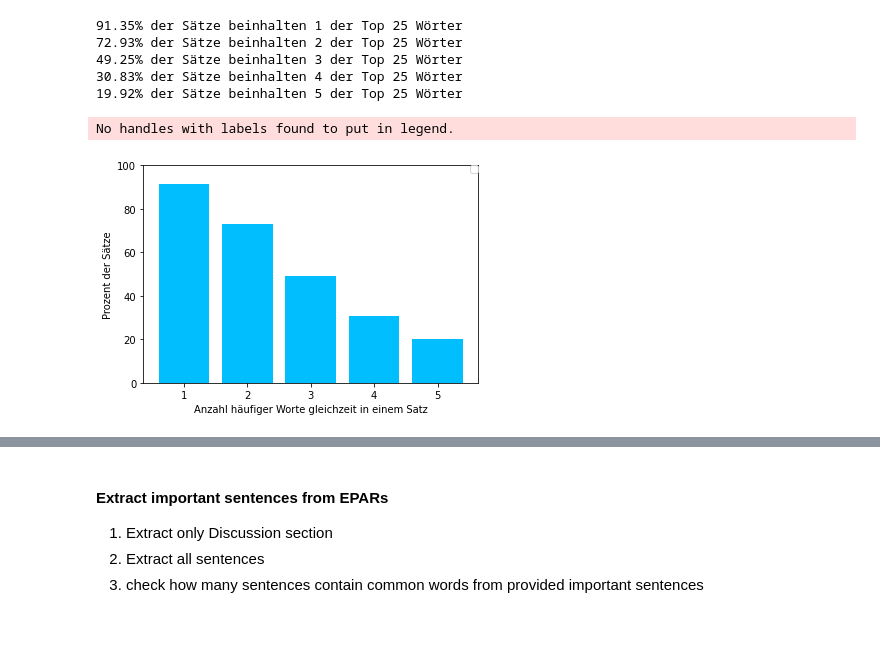
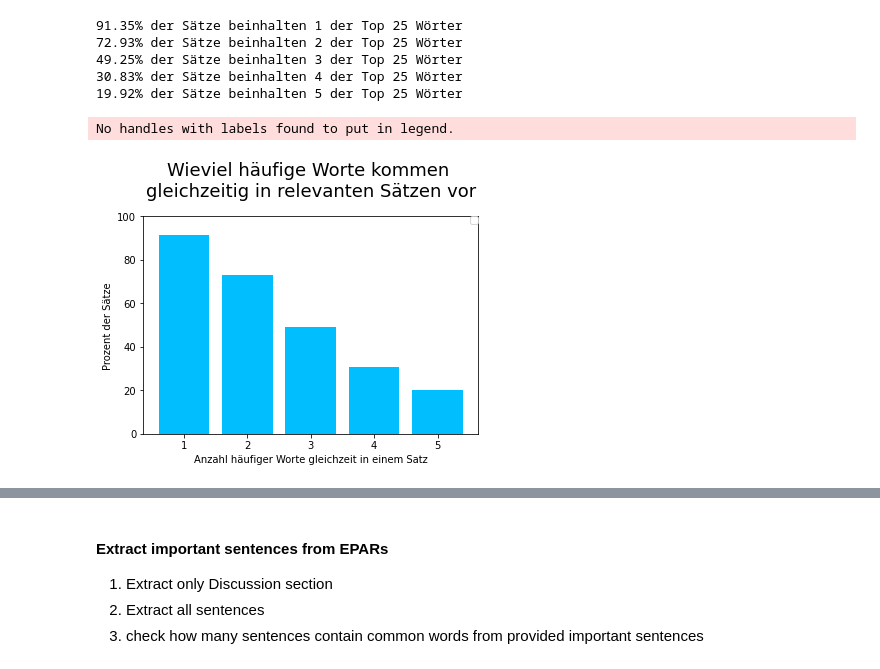
Before and after one commit to PaulIsProgramming/bayer, a Jupyter notebook: Hausaufgabe.ipynb, the cells around one changed output, grey strips where cells are left out. Cells and saved outputs as stored; diff of their text form; code cells hidden in the pictures; blank space fills up the shorter version.

```diff
--- a/Hausaufgabe.ipynb
+++ b/Hausaufgabe.ipynb
@@ -255,21 +258,21 @@ sentences_word_coverage = count_common_words(sentences_list, most_common_words)
 # %%
 series = pd.Series(sentences_word_coverage)
 keys = sentences_word_coverage.keys()
 vals = sentences_word_coverage.values()
 
 plt.bar(keys, vals, color=color_bayer_light_blue)
 
 plt.ylabel ('Prozent der Sätze')
 plt.xlabel ('Anzahl häufiger Worte gleichzeit in einem Satz')
 plt.xticks(list(keys))
 plt.ylim(0,100)
-#plt.title('Wieviel häufige Worte kommen gleichzeitig in relevanten Sätzen vor')
+plt.title('Wieviel häufige Worte kommen \ngleichzeitig in relevanten Sätzen vor', fontsize=18, pad=20)
 plt.legend (bbox_to_anchor=(1, 1), loc="upper right", borderaxespad=0.)
 
 plt.show()
 # %% [output]
 No handles with labels found to put in legend.
-[figure, old version]
+[figure, new version]
 # %%
 # ngram frequencies to detect relevant sentences --> might be good indicator but more reseach into
 # relevant groups required (e.g. group "of the" is just ctoo common everywhere)
```
Also changed, not shown: parts of 35 cells of this notebook.
